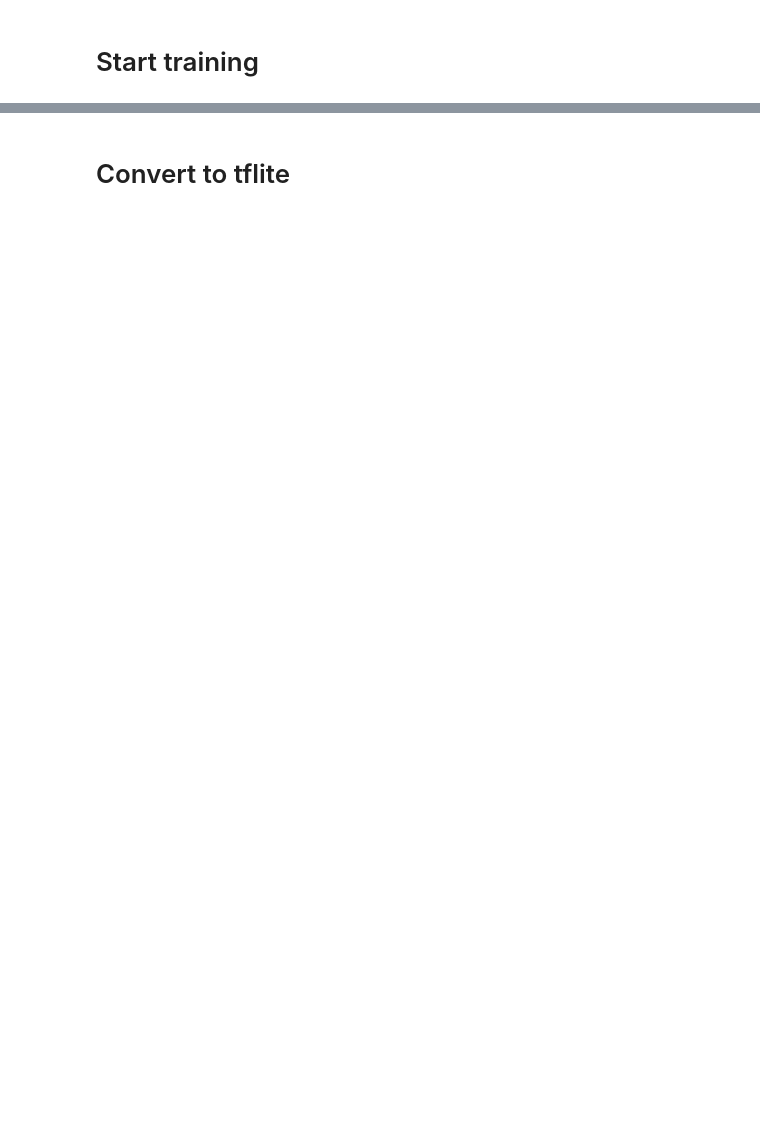
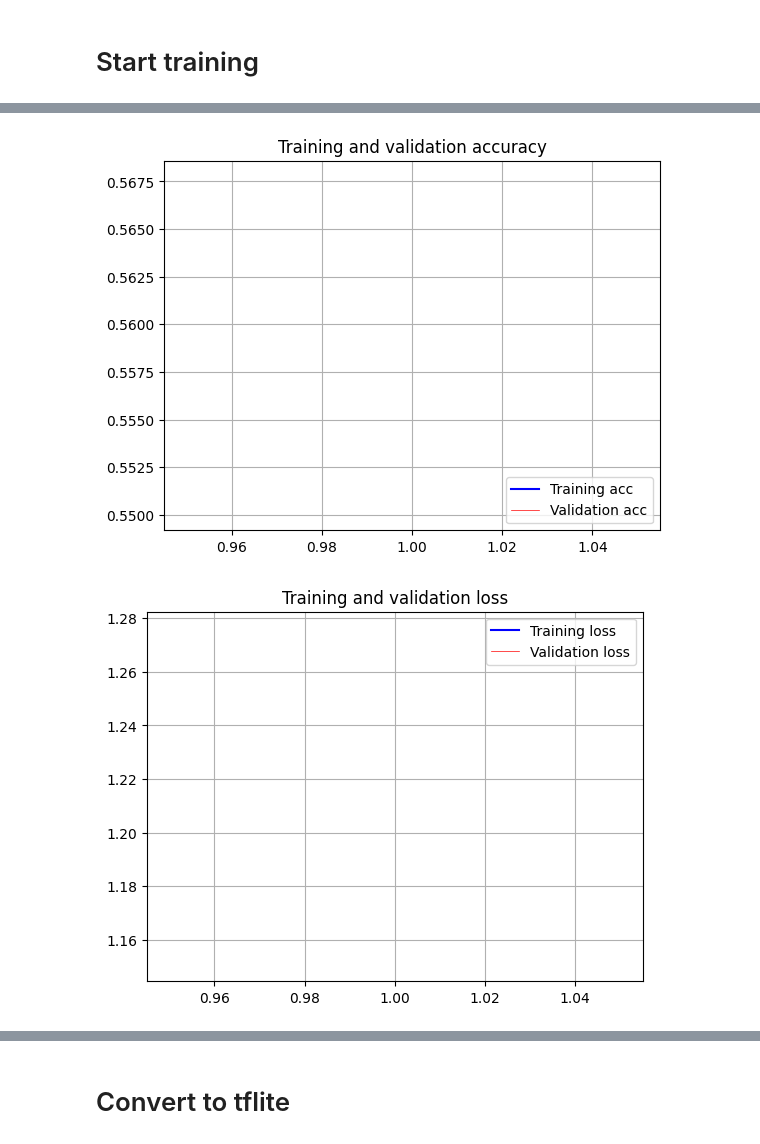
Before and after one commit to yuxunnn/NTHU_WhoAreYouDoggy, a Jupyter notebook: model.ipynb, the cells around one changed output, grey strips where cells are left out. Cells and saved outputs as stored; diff of their text form; code cells hidden in the pictures; blank space fills up the shorter version.

```diff
--- a/model.ipynb
+++ b/model.ipynb
@@ -27,7 +45,13 @@ target_size = (224, 224)
 # %%
 train_datagen = ImageDataGenerator(
     rescale=1./255,
-    validation_split=0.2
+    validation_split=0.2,horizontal_flip=True,
+    width_shift_range=0.1,
+    height_shift_range=0.1,
+    rotation_range=10,
+    # shear_range=0.1,
+    zoom_range=0.3,
+    # fill_mode='nearest'
 )
 
 # train
@@ -132,12 +176,13 @@ _________________________________________________________________
 # %%
-my_callback = [tf.keras.callbacks.ModelCheckpoint(
-    filepath='model_save/model_{epoch:03d}_{val_accuracy:.2f}.hdf5',
-    monitor='val_accuracy',
-    save_best_only=True,
-    mode='max'
-)]
+model.load_weights(filepath='weights_save/weights005_0.72.hdf5')
 
-    epochs=10
+history = model.fit(
+    train_generator,
+    steps_per_epoch=STEP_SIZE_TRAIN,
+    validation_data=valid_generator,
+    validation_steps=STEP_SIZE_VALID,
+    epochs=1,
+    callbacks=my_callback
 )
 
 acc = history.history['accuracy']
@@ -186,3 +212,5 @@ Epoch 10/10
+[figure, added]
+[figure, added]
 # %%
 pred_train = model.evaluate(train_generator, verbose=0, steps=STEP_SIZE_TRAIN)
 pred_val = model.evaluate(valid_generator, verbose=0, steps=STEP_SIZE_VALID)
```
Also changed, not shown: parts of 10 cells of this notebook, 15 other files.
